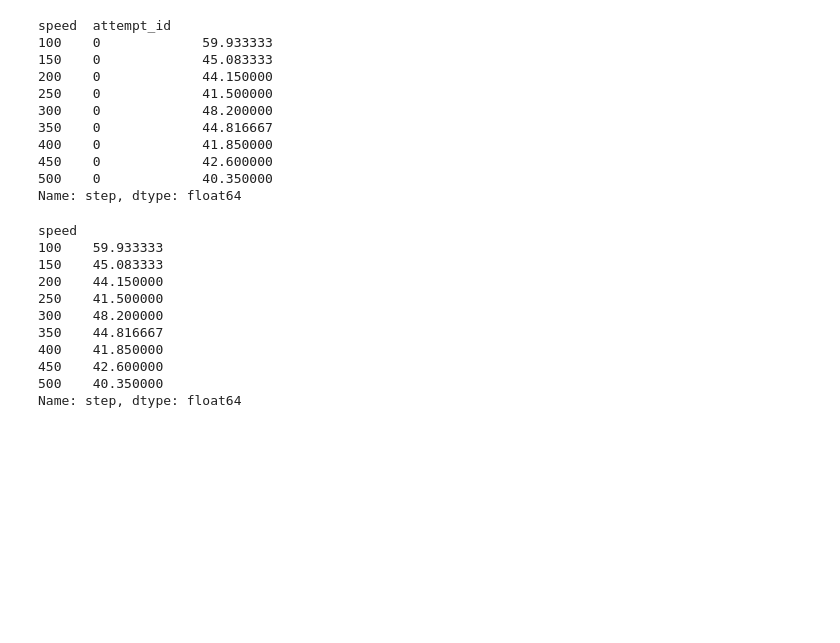
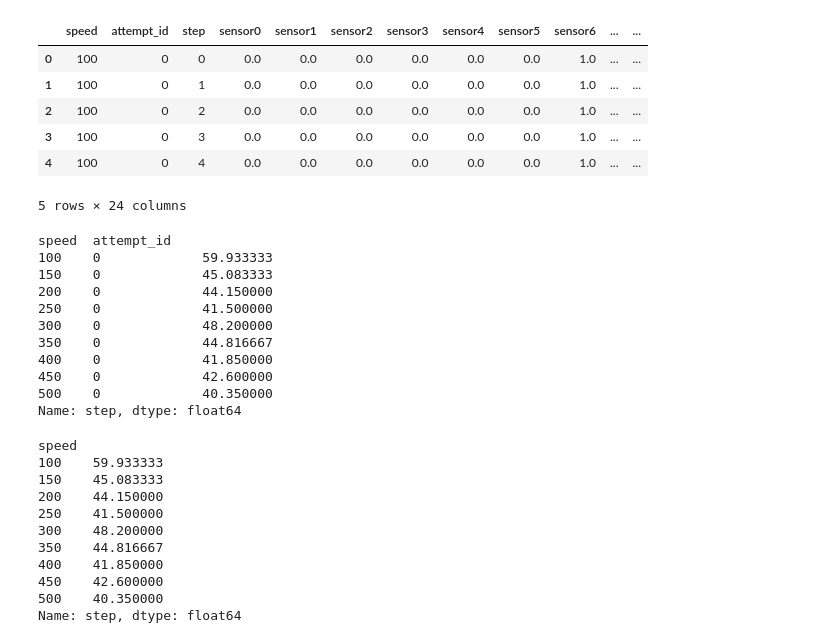
Before and after one commit to abstract-inf/NEAT-line-follower, a Jupyter notebook: analysis/NEAT_data_analysis_60hz.ipynb, the cells around one changed output. Drawn from its saved outputs; the diff is of its cells as text; code cells hidden in the pictures; blank space fills up the shorter version.

```diff
--- a/analysis/NEAT_data_analysis_60hz.ipynb
+++ b/analysis/NEAT_data_analysis_60hz.ipynb
@@ -11,6 +11,16 @@ sns.set_style("whitegrid", {"legend.frameon": True})
 
 # Load the data
 df = pd.read_csv('../NEAT_logged_data_60hz.csv')
+# %%
+df.head()
+# %% [output]
+|  | speed | attempt_id | step | sensor0 | sensor1 | sensor2 | sensor3 | sensor4 | sensor5 | sensor6 | ... | ... |
+| 0 | 100 | 0 | 0 | 0.0 | 0.0 | 0.0 | 0.0 | 0.0 | 0.0 | 1.0 | ... | ... |
+| 1 | 100 | 0 | 1 | 0.0 | 0.0 | 0.0 | 0.0 | 0.0 | 0.0 | 1.0 | ... | ... |
+| 2 | 100 | 0 | 2 | 0.0 | 0.0 | 0.0 | 0.0 | 0.0 | 0.0 | 1.0 | ... | ... |
+| 3 | 100 | 0 | 3 | 0.0 | 0.0 | 0.0 | 0.0 | 0.0 | 0.0 | 1.0 | ... | ... |
+| 4 | 100 | 0 | 4 | 0.0 | 0.0 | 0.0 | 0.0 | 0.0 | 0.0 | 1.0 | ... | ... |
+5 rows × 24 columns
 # %%
 attempt_time = df.groupby([df['speed'], df['attempt_id']])['step'].max() / 60
 attempt_time
```
Also changed, not shown: parts of 6 cells of this notebook, 11 other files.
